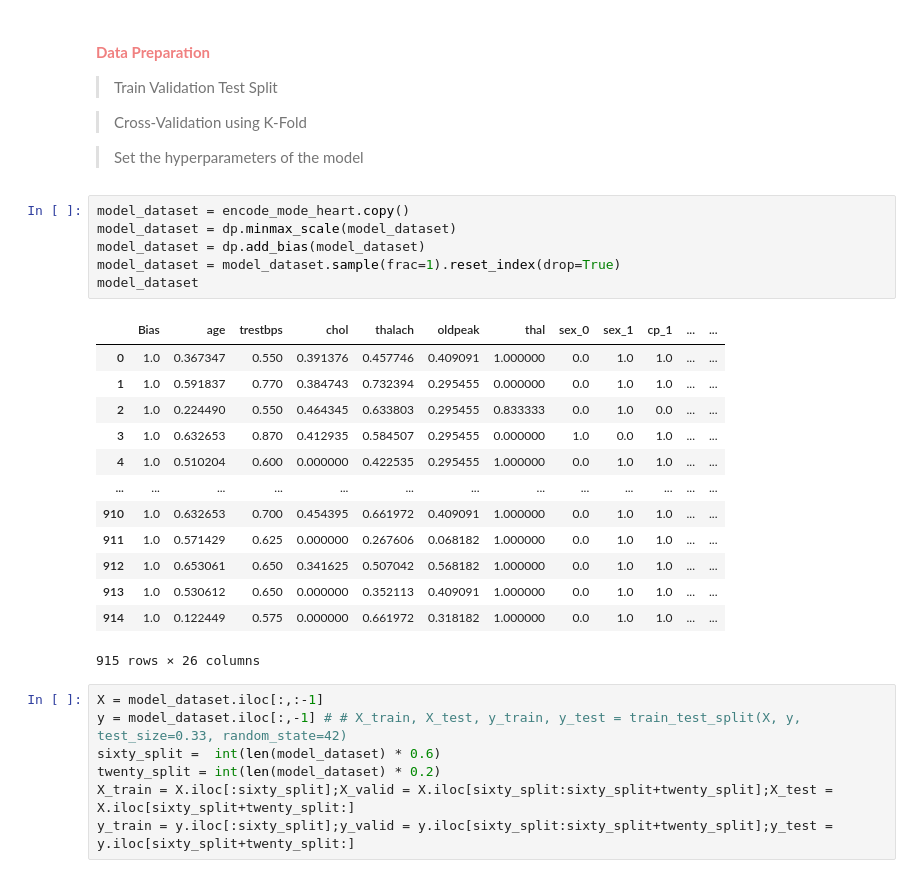
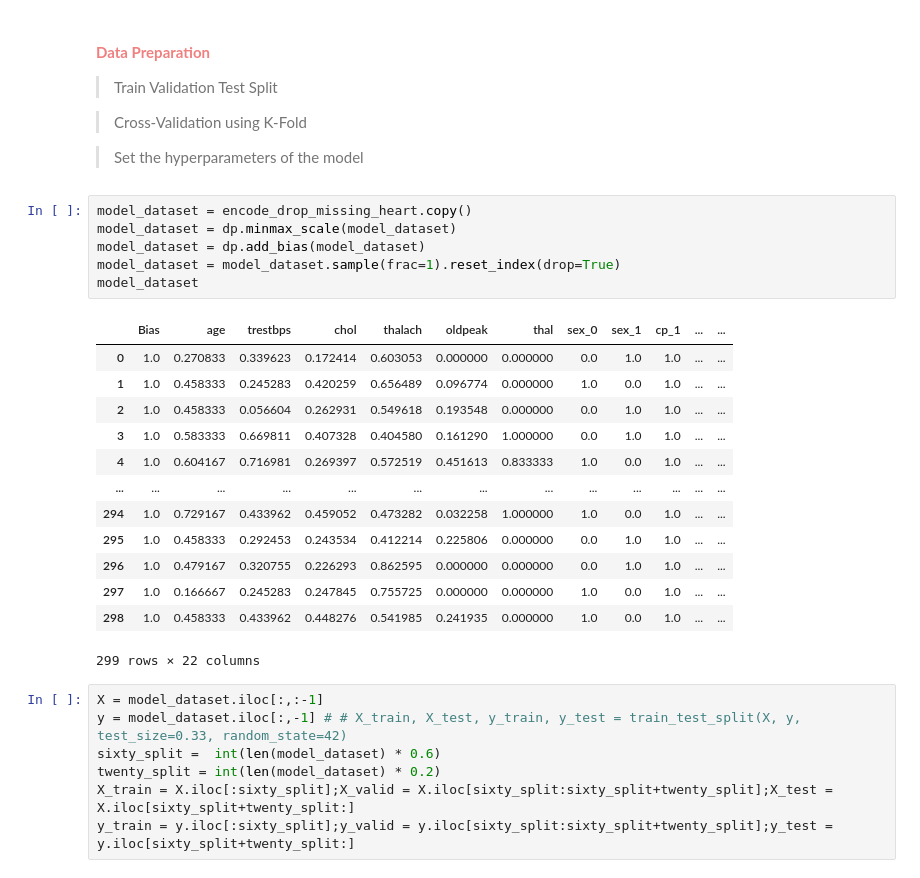
Before and after one commit to Five-Tackle-One/Investigative-Analysis-of-Heart-Disease-Diagnosis, a Jupyter notebook: Investigative Analysis of Heart Disease Diagnosis.ipynb, the cells around one changed output. Drawn from its saved outputs; the diff is of its cells as text.

```diff
--- a/Investigative Analysis of Heart Disease Diagnosis.ipynb
+++ b/Investigative Analysis of Heart Disease Diagnosis.ipynb
@@ -361,25 +355,25 @@ dv.box_plot_continuous(drop_missing_cleveland,continuous,names,n=3,m=2,hue='num'
 
 > Set the hyperparameters of the model
 # %%
-model_dataset = encode_mode_heart.copy()
+model_dataset = encode_drop_missing_heart.copy()
 model_dataset = dp.minmax_scale(model_dataset)
 model_dataset = dp.add_bias(model_dataset)
 model_dataset = model_dataset.sample(frac=1).reset_index(drop=True)
 model_dataset
 # %% [output]
 |  | Bias | age | trestbps | chol | thalach | oldpeak | thal | sex_0 | sex_1 | cp_1 | ... | ... |
-| 0 | 1.0 | 0.367347 | 0.550 | 0.391376 | 0.457746 | 0.409091 | 1.000000 | 0.0 | 1.0 | 1.0 | ... | ... |
-| 1 | 1.0 | 0.591837 | 0.770 | 0.384743 | 0.732394 | 0.295455 | 0.000000 | 0.0 | 1.0 | 1.0 | ... | ... |
-| 2 | 1.0 | 0.224490 | 0.550 | 0.464345 | 0.633803 | 0.295455 | 0.833333 | 0.0 | 1.0 | 0.0 | ... | ... |
-| 3 | 1.0 | 0.632653 | 0.870 | 0.412935 | 0.584507 | 0.295455 | 0.000000 | 1.0 | 0.0 | 1.0 | ... | ... |
-| 4 | 1.0 | 0.510204 | 0.600 | 0.000000 | 0.422535 | 0.295455 | 1.000000 | 0.0 | 1.0 | 1.0 | ... | ... |
+| 0 | 1.0 | 0.270833 | 0.339623 | 0.172414 | 0.603053 | 0.000000 | 0.000000 | 0.0 | 1.0 | 1.0 | ... | ... |
+| 1 | 1.0 | 0.458333 | 0.245283 | 0.420259 | 0.656489 | 0.096774 | 0.000000 | 1.0 | 0.0 | 1.0 | ... | ... |
+| 2 | 1.0 | 0.458333 | 0.056604 | 0.262931 | 0.549618 | 0.193548 | 0.000000 | 0.0 | 1.0 | 1.0 | ... | ... |
+| 3 | 1.0 | 0.583333 | 0.669811 | 0.407328 | 0.404580 | 0.161290 | 1.000000 | 0.0 | 1.0 | 1.0 | ... | ... |
+| 4 | 1.0 | 0.604167 | 0.716981 | 0.269397 | 0.572519 | 0.451613 | 0.833333 | 1.0 | 0.0 | 1.0 | ... | ... |
 | ... | ... | ... | ... | ... | ... | ... | ... | ... | ... | ... | ... | ... |
-| 910 | 1.0 | 0.632653 | 0.700 | 0.454395 | 0.661972 | 0.409091 | 1.000000 | 0.0 | 1.0 | 1.0 | ... | ... |
-| 911 | 1.0 | 0.571429 | 0.625 | 0.000000 | 0.267606 | 0.068182 | 1.000000 | 0.0 | 1.0 | 1.0 | ... | ... |
-| 912 | 1.0 | 0.653061 | 0.650 | 0.341625 | 0.507042 | 0.568182 | 1.000000 | 0.0 | 1.0 | 1.0 | ... | ... |
-| 913 | 1.0 | 0.530612 | 0.650 | 0.000000 | 0.352113 | 0.409091 | 1.000000 | 0.0 | 1.0 | 1.0 | ... | ... |
-| 914 | 1.0 | 0.122449 | 0.575 | 0.000000 | 0.661972 | 0.318182 | 1.000000 | 0.0 | 1.0 | 1.0 | ... | ... |
+| 294 | 1.0 | 0.729167 | 0.433962 | 0.459052 | 0.473282 | 0.032258 | 1.000000 | 1.0 | 0.0 | 1.0 | ... | ... |
+| 295 | 1.0 | 0.458333 | 0.292453 | 0.243534 | 0.412214 | 0.225806 | 0.000000 | 0.0 | 1.0 | 1.0 | ... | ... |
+| 296 | 1.0 | 0.479167 | 0.320755 | 0.226293 | 0.862595 | 0.000000 | 0.000000 | 0.0 | 1.0 | 1.0 | ... | ... |
+| 297 | 1.0 | 0.166667 | 0.245283 | 0.247845 | 0.755725 | 0.000000 | 0.000000 | 1.0 | 0.0 | 1.0 | ... | ... |
+| 298 | 1.0 | 0.458333 | 0.433962 | 0.448276 | 0.541985 | 0.241935 | 0.000000 | 1.0 | 0.0 | 1.0 | ... | ... |
-915 rows × 26 columns
+299 rows × 22 columns
 # %%
 X = model_dataset.iloc[:,:-1]
 y = model_dataset.iloc[:,-1] # # X_train, X_test, y_train, y_test = train_test_split(X, y, test_size=0.33, random_state=42)
```
Also changed, not shown: parts of 37 cells of this notebook, 2 other files.
